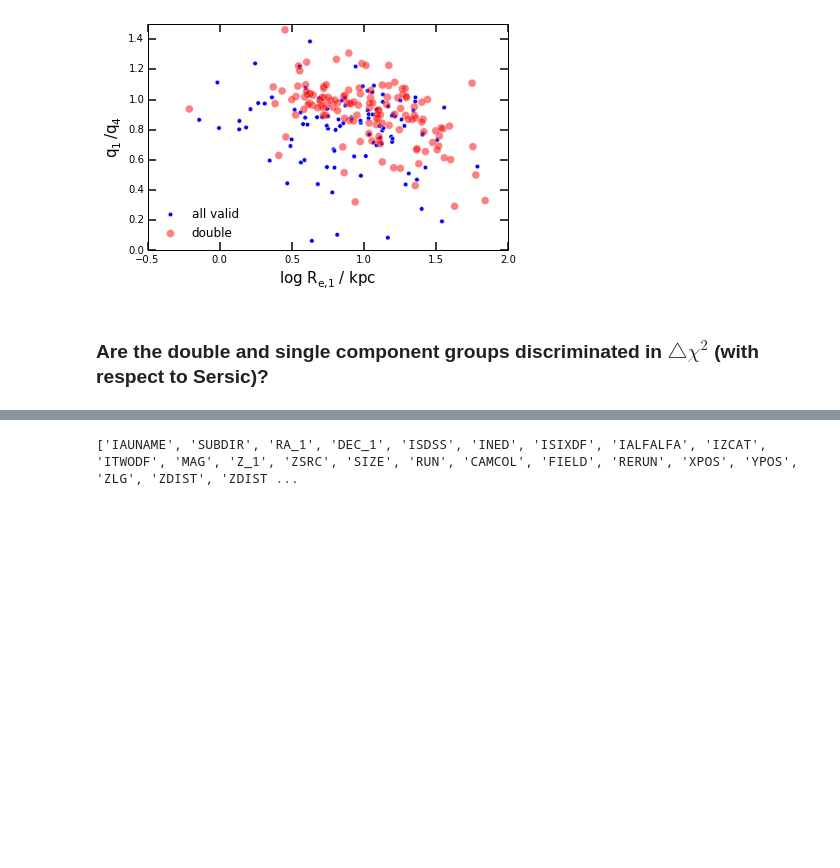
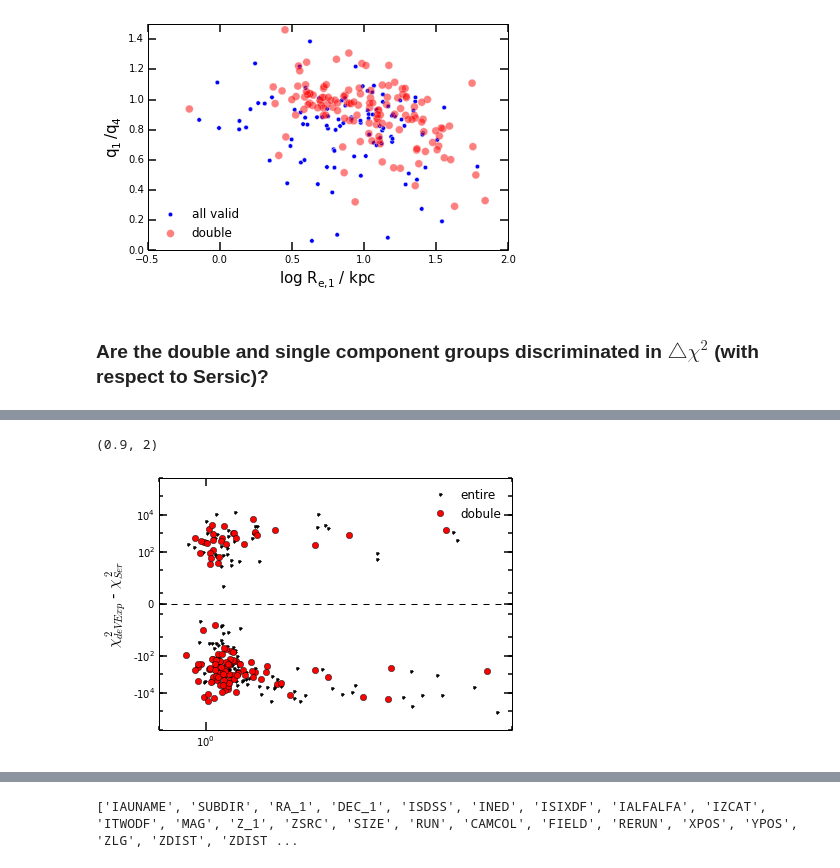
Before and after one commit to smoh/ETGOutskirts, a Jupyter notebook: 20141119/ExamineStamps.ipynb, the cells around one changed output, grey strips where cells are left out. Cells and saved outputs as stored; diff of their text form; code cells hidden in the pictures; blank space fills up the shorter version.

```diff
--- a/20141119/ExamineStamps.ipynb
+++ b/20141119/ExamineStamps.ipynb
@@ -331,0 +332,16 @@ if savefigures:
+# %%
+dchisq = s.models['deVExp'].chisq - s.models['Ser'].chisq
+plot(s.models['deVExp'].redchi, dchisq, 'k.', label='entire')
+plot(s.models['deVExp'].redchi[cutDoubleComp], dchisq[cutDoubleComp], 'ro', label='dobule')
+yscale('symlog')
+legend()
+axhline(0, ls='--', c='k', lw=1)
+ylim(-1e6, 1e6)
+_ = yticks([-1e4, -100, 0, 100, 1e4])
+ylabel('$\chi^2_{deVExp}$ - $\chi^2_{Ser}$')
+tight_layout()
+xscale('log')
+xlim(0.9, 2)
+# %% [output]
+(0.9, 2)
+[figure, added]
```
Also changed, not shown: parts of 14 cells of this notebook.
